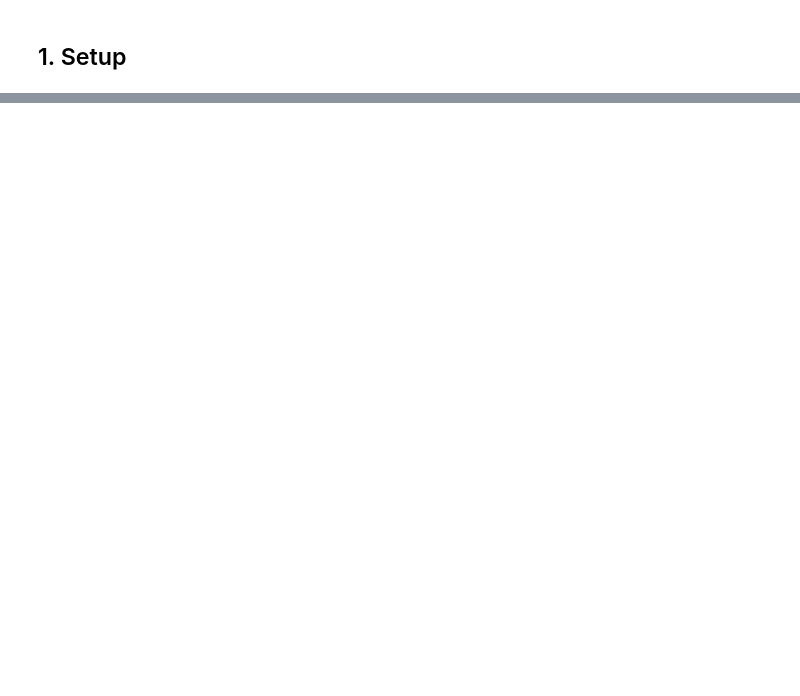
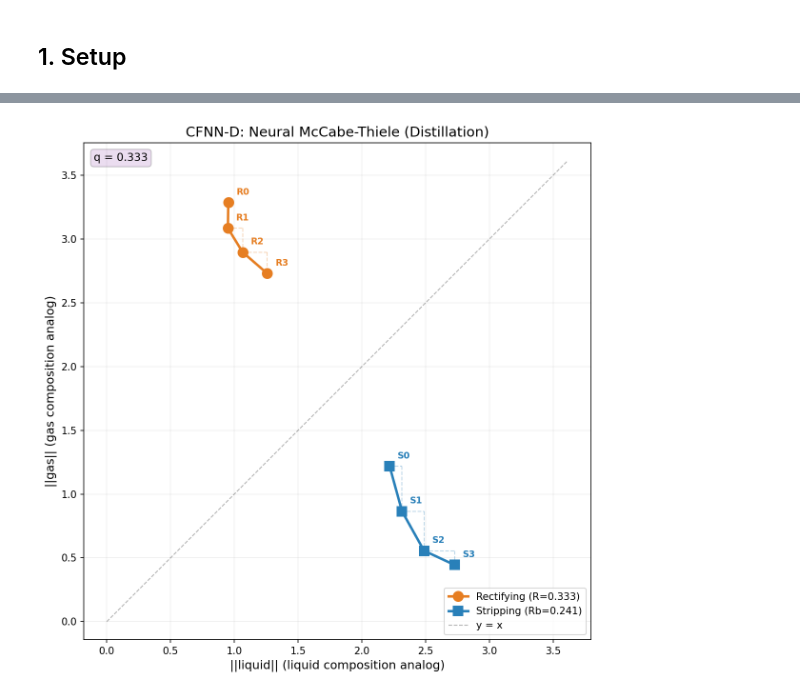
Before and after one commit to DanielRegaladoUMiami/counterflow-nn, a Jupyter notebook: notebooks/02_visualization_and_theory.ipynb, the cells around one changed output, grey strips where cells are left out. Drawn from its saved outputs; the diff is of its cells as text; code cells hidden in the pictures; blank space fills up the shorter version.

```diff
--- a/notebooks/02_visualization_and_theory.ipynb
+++ b/notebooks/02_visualization_and_theory.ipynb
@@ -511,0 +99,11 @@ The McCabe-Thiele diagram shows two operating lines (rectifying and stripping) w
+# %%
+# CFNN-D McCabe-Thiele (shows separate rectifying and stripping lines)
+fig = mccabe_thiele_plot(
+    model_d, X_scaled,
+    title='CFNN-D: Neural McCabe-Thiele (Distillation)',
+    show_steps=True,
+    figsize=(8, 8),
+)
+plt.show()
+# %% [output]
+[figure, added]
```
Also changed, not shown: parts of 69 cells of this notebook.
